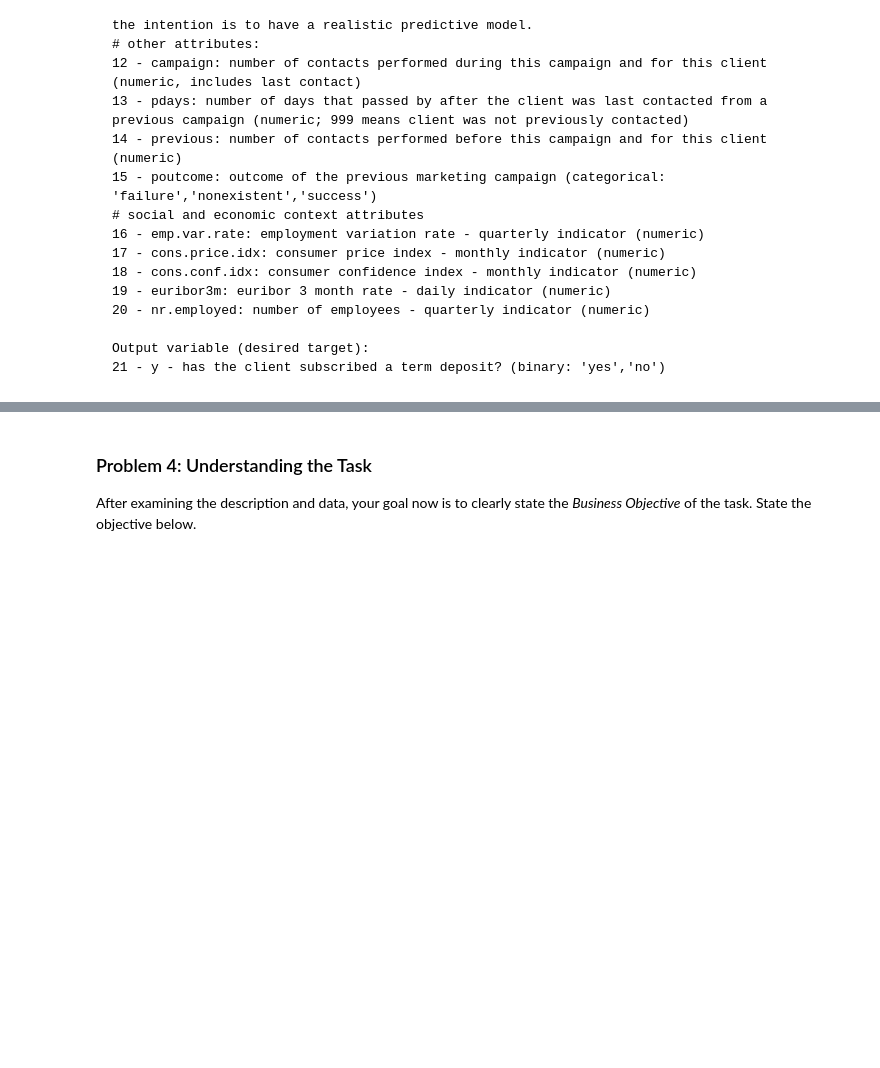
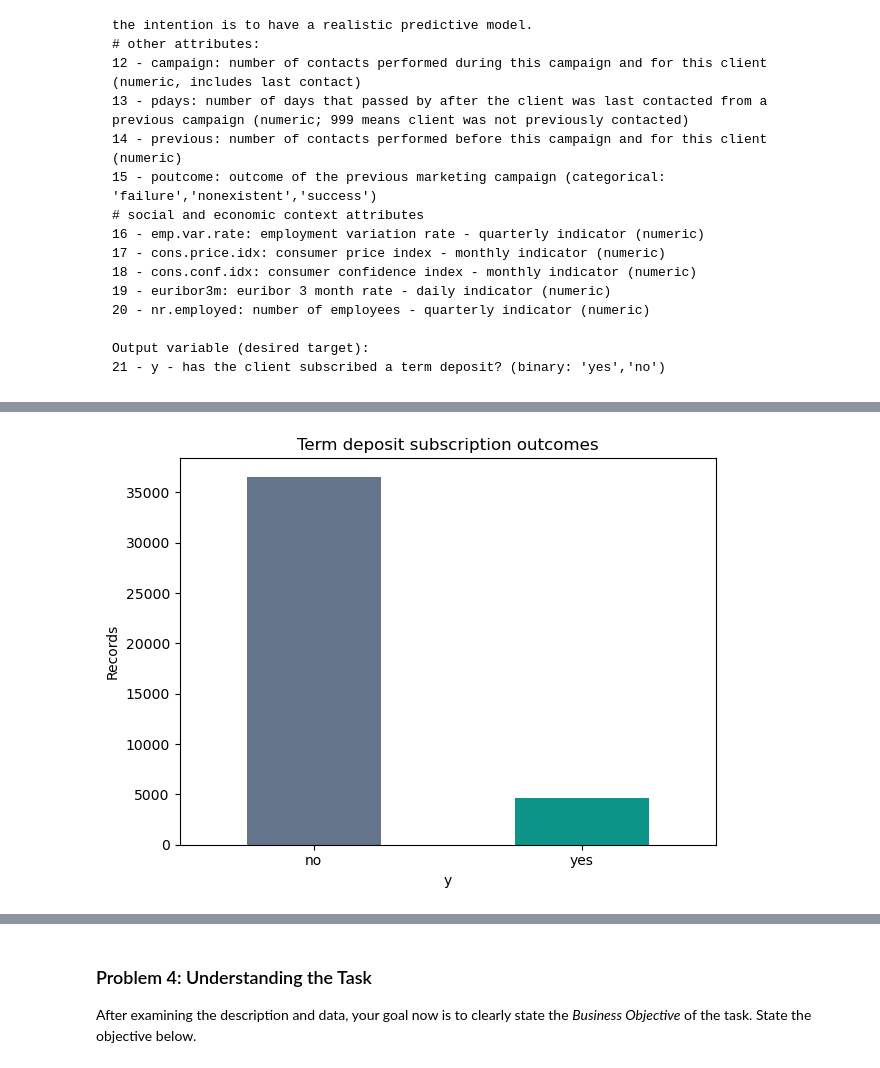
Before and after one commit to ashok0282/Comparing-Classifiers, a Jupyter notebook: prompt_III.ipynb, the cells around one changed output, grey strips where cells are left out. Cells and saved outputs as stored; diff of their text form; code cells hidden in the pictures; blank space fills up the shorter version.

```diff
--- a/prompt_III.ipynb
+++ b/prompt_III.ipynb
@@ -72,0 +227,6 @@ Output variable (desired target):
+# %%
+counts = df.y.value_counts().reindex(['no','yes'])
+counts.plot.bar(color=['#64748b','#0d9488'], rot=0, title='Term deposit subscription outcomes')
+plt.ylabel('Records'); plt.tight_layout(); plt.show()
+# %% [output]
+[figure, added]
```
Also changed, not shown: parts of 41 cells of this notebook.
